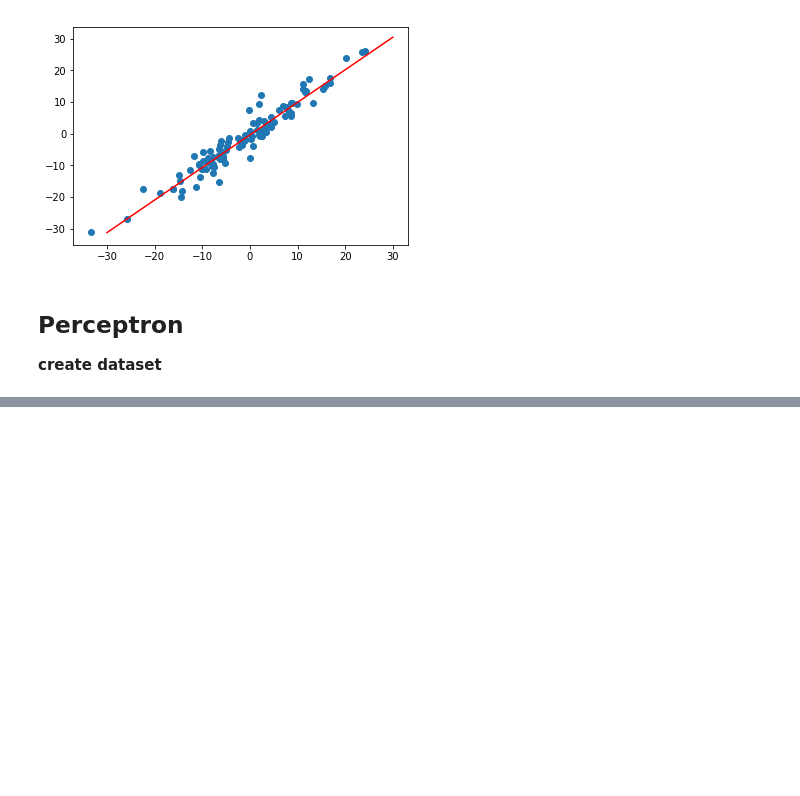
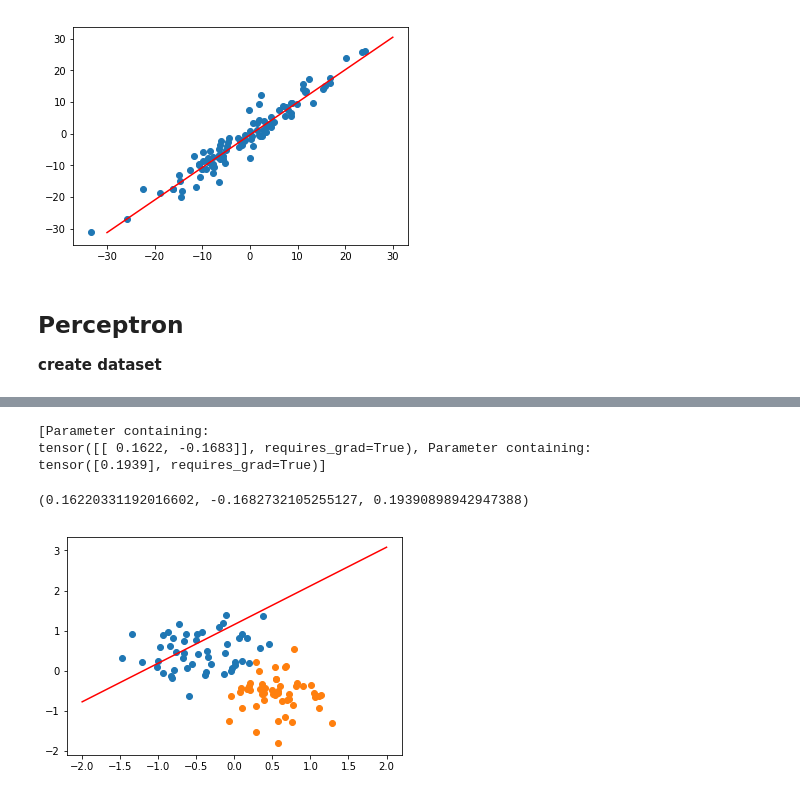
Before and after one commit to zvyag/PyTorch-for-Deep-Learning-and-Computer-Vision-Course-All-Codes-, a Jupyter notebook: pytorch_hello.ipynb, the cells around one changed output, grey strips where cells are left out. Drawn from its saved outputs; the diff is of its cells as text; code cells hidden in the pictures; blank space fills up the shorter version.

```diff
--- a/pytorch_hello.ipynb
+++ b/pytorch_hello.ipynb
@@ -270,5 +270,6 @@ X, y = datasets.make_blobs(n_samples=n_pts, random_state=123, centers=centers, c
 x_data = torch.Tensor(X)
 y_data = torch.Tensor(y)
 # %%
-plt.scatter(X[y==0, 0], X[y==0, 1])
-plt.scatter(X[y==1, 0], X[y==1, 1])
+def scatter_plot():
+  plt.scatter(X[y==0, 0], X[y==0, 1])
+  plt.scatter(X[y==1, 0], X[y==1, 1])
@@ -277,0 +295,29 @@ plt.scatter(X[y==1, 0], X[y==1, 1])
+# %%
+torch.manual_seed(2)
+model = Model(2, 1)
+print(list(model.parameters()))
+# %% [output]
+[Parameter containing:
+tensor([[ 0.1622, -0.1683]], requires_grad=True), Parameter containing:
+tensor([0.1939], requires_grad=True)]
+# %%
+[w, b] = model.parameters()
+w1, w2 = w.view(2)
+def get_params():
+  return(w1.item(), w2.item(), b[0].item())
+
+print(get_params())
+# %% [output]
+(0.16220331192016602, -0.1682732105255127, 0.19390898942947388)
+# %%
+def plot_fit(title):
+  plt.title = title
+  w1, w2, b1 = get_params()
+  x1 = np.array([-2.0, 2.0])
+  x2 = (w1*x1 + b1) / -w2
+  plt.plot(x1, x2, 'r')
+  scatter_plot()
+# %%
+plot_fit("initial model")
+# %% [output]
+[figure, added]
```
Also changed, not shown: parts of 8 cells of this notebook.
